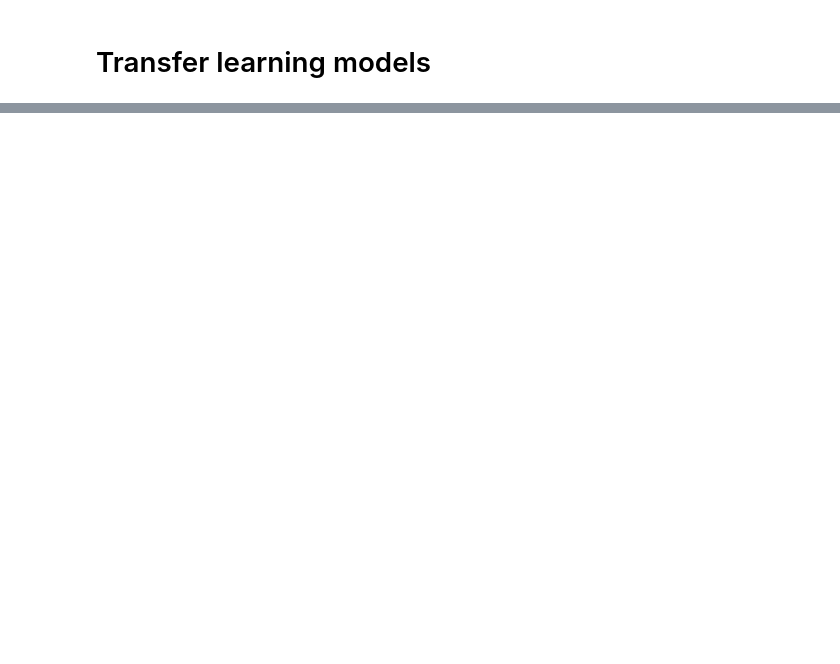
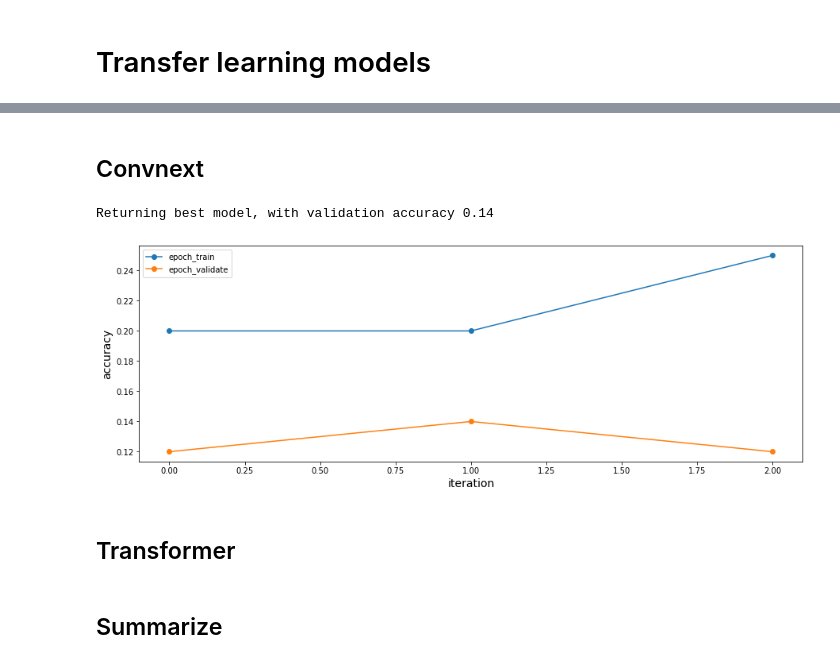
Before and after one commit to etrieschman/tree-finder, a Jupyter notebook: notebooks/preprocess_images.ipynb, the cells around one changed output, grey strips where cells are left out. Drawn from its saved outputs; the diff is of its cells as text; code cells hidden in the pictures; blank space fills up the shorter version.

```diff
--- a/notebooks/preprocess_images.ipynb
+++ b/notebooks/preprocess_images.ipynb
@@ -301,2 +299,0 @@ m_convnext = ConvnextTransferClassifier(num_classes=len(class_names))
-# %%
-m_convnext = ConvnextTransferClassifier(num_classes=len(class_names))
@@ -348,0 +319,14 @@ Downloading: "https://download.pytorch.org/models/vit_b_16-c867db91.pth" to /roo
+# %% [markdown]
+## Convnext
+# %%
+optimizer = optim.SGD(m_convnext.parameters(), lr=0.001, momentum=0.9, nesterov=True)
+schedlr = lr_scheduler.StepLR(optimizer, step_size=2, gamma=0.1) # lr decay
+criterion = nn.CrossEntropyLoss()
+acc_convnext = train_model(m_convnext, criterion, optimizer, schedlr,
+                                     loaders, sizes, device, num_epochs)
+plot_accs({key: acc_convnext[key] for key in ['epoch_train', 'epoch_validate']})
+# %% [output]
+Returning best model, with validation accuracy 0.14
+[figure, added]
+# %% [markdown]
+## Transformer
@@ -348,0 +340,2 @@ Downloading: "https://download.pytorch.org/models/vit_b_16-c867db91.pth" to /roo
+# %% [markdown]
+## Summarize
```
Also changed, not shown: parts of 19 cells of this notebook, 13 other files.
